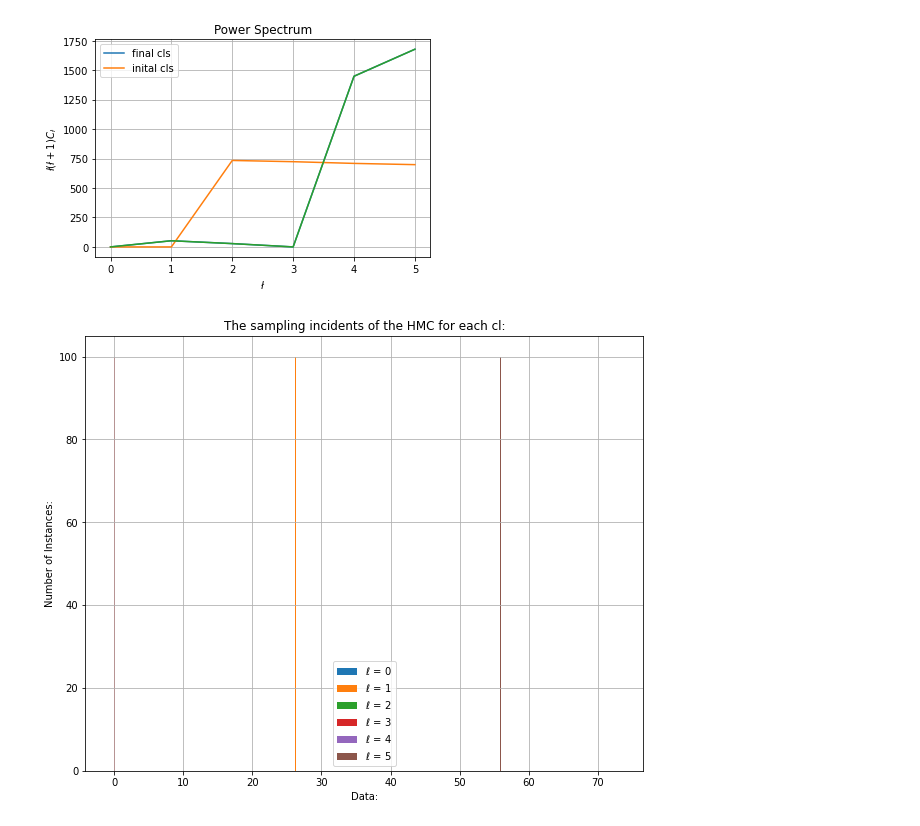
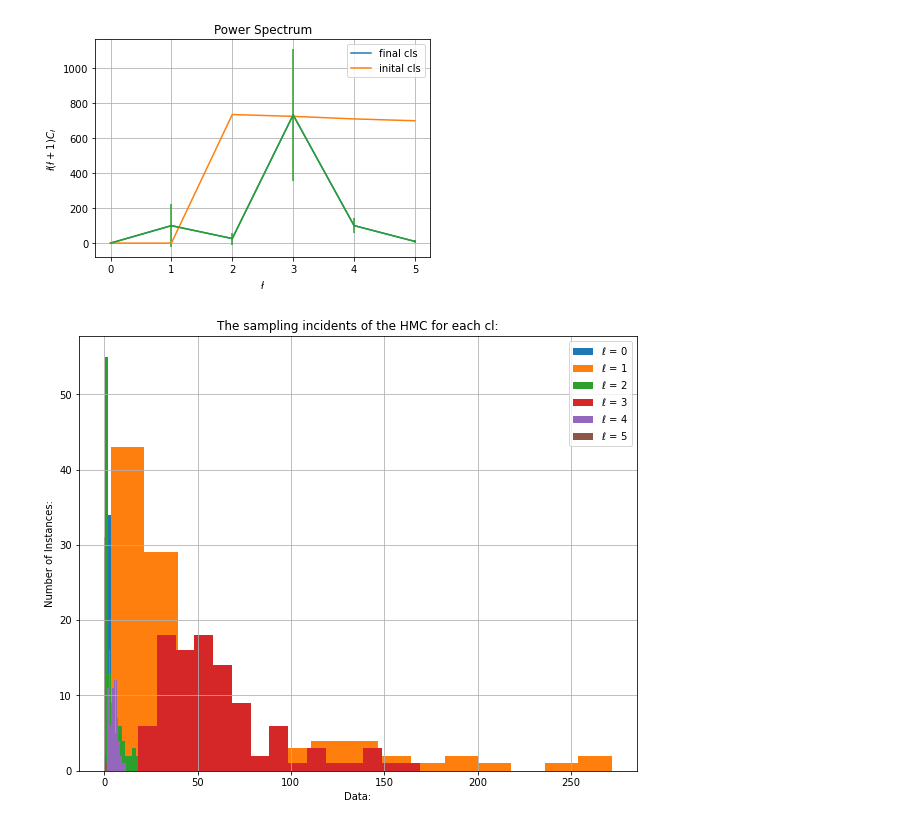
Before and after one commit to Oscar-Hickman/Cosmology-from-the-CMB-with-advanced-sampling-techniques, a Jupyter notebook: Main.ipynb, the cells around one changed output. Saved outputs shown, nothing was run; the diff lists cells and outputs as text; code cells hidden in the pictures.

```diff
--- a/Main.ipynb
+++ b/Main.ipynb
@@ -363,11 +394,14 @@ len_cl = len(clinit)
 len_ralm = len(realalminit)
 len_ialm = len(imagalminit)
 for i in range(len(clinit)):
-    x0.append(clinit[i])
+    if clinit[i] > 0:
+        x0.append(np.log(clinit[i]))
+    else:
+        x0.append(0)
 for i in range(len(realalminit)):
     x0.append(realalminit[i])
 for i in range(len(imagalminit)):
     x0.append(imagalminit[i])
-
+print(x0)
 print('psi_init = ',psi(x0,noisemap,lmax4,Ninv4))
 # %% [output]
@@ -433,0 +444,20 @@ psi(x1) 211.81503817010758
+# %%
+#psi for the final output parameters
+
+x1 =   [1.82995366e-02,  1.97020448e+00,  1.83496854e-01,  2.36713545e+00,
+        1.56260434e+00, -8.42027806e-01, -5.77585670e-01, -2.36115669e+00,
+       -5.26334928e+00, -4.18258171e-01, -1.44557606e+00, -6.14849215e-01,
+        2.36508671e+00, -2.03912329e+00, -7.63921564e+00,  1.10864542e+00,
+       -4.39445321e-01,  4.52720803e-01,  1.79294385e+00, -2.75453224e-01,
+       -3.02249792e+00,  5.18832600e-01, -3.29712055e-02, -1.14176786e+00,
+       -4.73800982e-01, -4.24720732e-01, -4.16282758e-02, -9.87031861e-03,
+        2.45457312e-02,  8.47701696e-01,  1.19812529e-02,  9.47577830e-01,
+       -5.60395838e-01,  8.50181580e-03,  2.33257559e+00,  2.26875577e+00,
+        4.45997679e+00,  1.23349469e-02, -4.29420599e-01,  5.84330431e-01,
+        4.72826515e+00, -1.69849697e+00, -4.73555196e-03, -2.07454569e-01,
+       -1.25604381e-01,  1.27407997e-01,  1.01223363e+00,  1.90823778e-01]
+
+noisemap_tf = tf.convert_to_tensor(noisemap)
+
+print('psi(x0)',psi(x0, noisemap, lmax4, Ninv4)) #printing the initial parameters psi value and the outputs.
+print('psi(x1)',psi(x1, noisemap, lmax4, Ninv4))
@@ -435,24 +553,25 @@ psi(x1) 211.81503817010758
 def psi_tf(_params):
     _map, _lmax, _Ninv = noisemap_tf, lmax4, Ninv4
     #_map, _lmax, _Ninv = noisemap, lmax4, Ninv4
-    _cl = _params[:len_cl]
+    _lncl = _params[:len_cl]
     _realalm = _params[len_cl:(len_ralm + len_cl)]
     _imagalm = _params[(len_ralm + len_cl):]
 
     _d = _map
     _a = splittosingularalm_tf(_realalm, _imagalm)
-    _Ya = almtomap_tf(_a, int(_lmax/3))
+    _Ya = almtomap_tf2(_a, int(_lmax))
     _BYa =  _Ya #mapsmooth(_Ya, _lmax)
+
 
     _d = tf.dtypes.cast(_d, tf.float32)
     _elem = _d - _BYa
     _psi1 = 0.5*(_elem**2)*_Ninv
 
     _l = tf.range(_lmax, dtype = tf.float32)
-    _psi2 = 2*(_l+1)*tf.math.log(tf.clip_by_value(_cl,1e-12,1e12)) #remove the negative and zero cls - have no ln()
-    _psi2 = tf.where(tf.math.is_nan(_psi2), tf.zeros_like(_psi2), _psi2)
-
-    _psi3 = abs(_a**2)
+    _psi2 = (_l+0.5)*_lncl
+    _a = tf.math.abs(_a)**2
+    _as = tf.linalg.matvec(shape,_a)
+    _psi3 = 0.5*_as/tf.math.exp(_lncl)
 
     _psi = tf.reduce_sum(_psi1) + tf.reduce_sum(_psi3) + tf.reduce_sum(_psi2)
     print('psi =',_psi)
@@ -523,27 +662,28 @@ Samples: tf.Tensor(
 # %%
-cl_samples = tf.slice(samples2,[0,0],[100,6]) #The sampled cls from the adaptive step size HMC
+lncl_samples = tf.slice(samples2,[0,0],[100,6]) #The sampled cls from the adaptive step size HMC
+cl_samples = tf.math.exp(lncl_samples)
 mean_cl = [tf.math.reduce_mean(cl_samples[:,i])  for i in range(lmax4)] #The mean of the sampled cls from the adaptive step size HMC
 std_cl = [tf.math.reduce_std(cl_samples[:,i])  for i in range(lmax4)] #The standard deviation of the = sampled cls from the adaptive step size HMC
 plt.figure()
 plotpwrspctrm(mean_cl) # Plot of the mean sampled cls
 plotpwrspctrm(cls4) #Plot of the original cls
 ell = np.arange(lmax4)
 plt.errorbar(ell,(ell*(ell+1)*mean_cl),xerr = 0, yerr = (ell*(ell+1)*std_cl))
 plt.grid()
 plt.legend(('final cls','inital cls'))
 plt.show()
 
 plt.figure(figsize = [10,8])
-[plt.hist((cl_samples[:,i].numpy()), bins = 8) for i in range(lmax4)] #Histogram of the sampled cls for each l value.
+[plt.hist((cl_samples[:,i].numpy()), bins = 15) for i in range(lmax4)] #Histogram of the sampled cls for each l value.
 plt.legend((r'$\ell$ = 0','$\ell$ = 1','$\ell$ = 2','$\ell$ = 3','$\ell$ = 4','$\ell$ = 5'))
 plt.grid()
 plt.xlabel('Data:')
 plt.ylabel('Number of Instances:')
 plt.title('The sampling incidents of the HMC for each cl:')
 plt.show()
 # %% [output]
-[figure, old version]
+[figure, new version]
-[figure, old version]
+[figure, new version]
 # %%
 ralm_samples = tf.slice(samples2,[0,6],[100,21]) #The real alm samples from the adaptive step size HMC
 ialm_samples = tf.slice(samples2,[0,27],[100,21]) #The imaginary alm samples from the adaptive step size HMC
```
Also changed, not shown: parts of 20 cells of this notebook.
